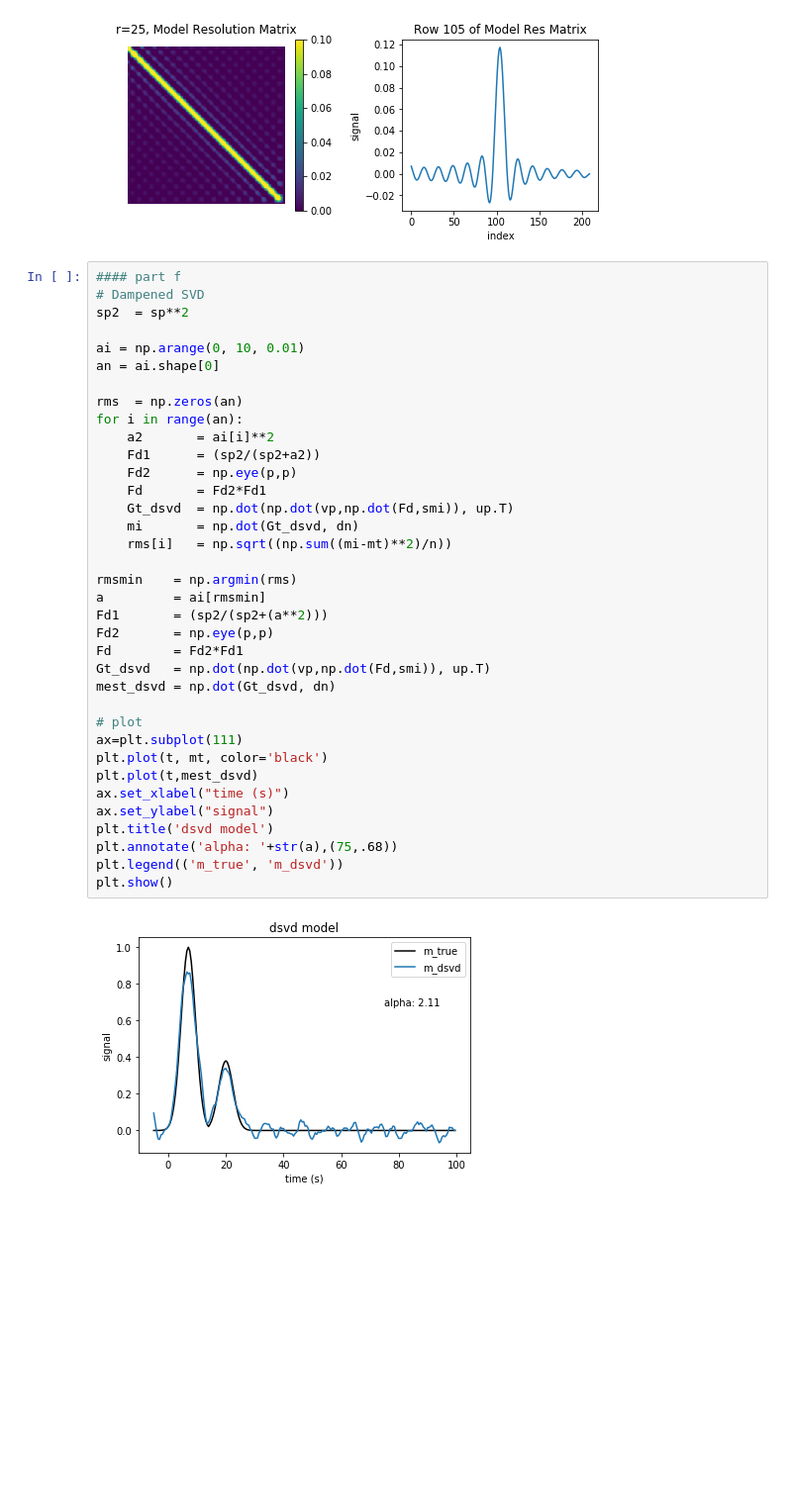
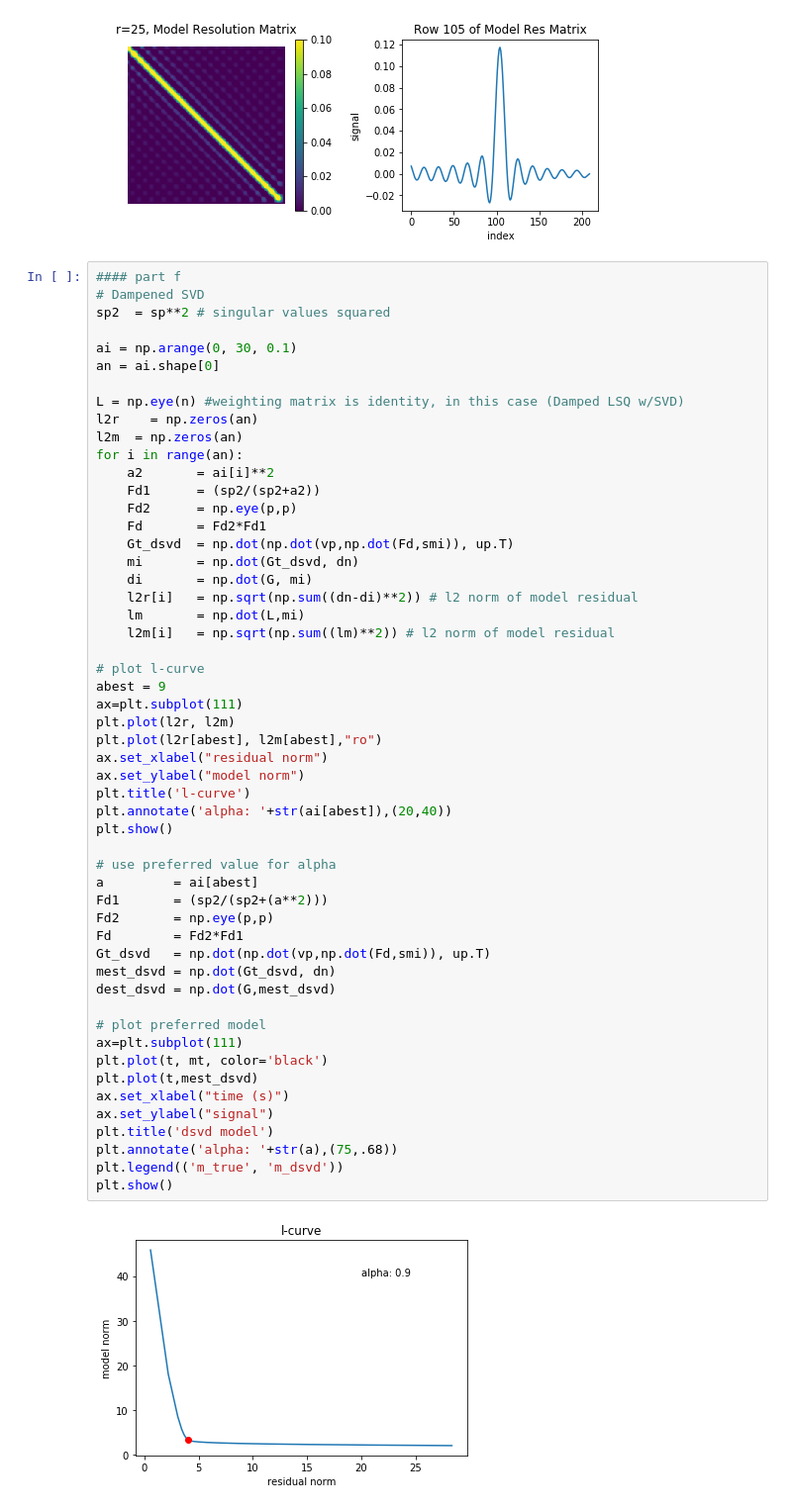
Before and after one commit to paulaburgi/InverseMethods, a Jupyter notebook: Midterm 1 - Prob 1.ipynb, the cells around one changed output. Shown: that part at 99% size. Drawn from its saved outputs; the diff is of its cells as text; blank space fills up the shorter version.

```diff
--- a/Midterm 1 - Prob 1.ipynb
+++ b/Midterm 1 - Prob 1.ipynb
@@ -185,38 +187,55 @@ plt.show()
 # %%
 #### part f
 # Dampened SVD
-sp2  = sp**2
+sp2  = sp**2 # singular values squared
 
-ai = np.arange(0, 10, 0.01)
+ai = np.arange(0, 30, 0.1)
 an = ai.shape[0]
 
-rms  = np.zeros(an)
+L = np.eye(n) #weighting matrix is identity, in this case (Damped LSQ w/SVD)
+l2r    = np.zeros(an)
+l2m  = np.zeros(an)
 for i in range(an):
     a2       = ai[i]**2
     Fd1      = (sp2/(sp2+a2))
     Fd2      = np.eye(p,p)
     Fd       = Fd2*Fd1
     Gt_dsvd  = np.dot(np.dot(vp,np.dot(Fd,smi)), up.T)
     mi       = np.dot(Gt_dsvd, dn)
-    rms[i]   = np.sqrt((np.sum((mi-mt)**2)/n))
+    di       = np.dot(G, mi)
+    l2r[i]   = np.sqrt(np.sum((dn-di)**2)) # l2 norm of model residual
+    lm       = np.dot(L,mi)
+    l2m[i]   = np.sqrt(np.sum((lm)**2)) # l2 norm of model residual
 
-rmsmin    = np.argmin(rms)
-a         = ai[rmsmin]
+# plot l-curve
+abest = 9
+ax=plt.subplot(111)
+plt.plot(l2r, l2m)
+plt.plot(l2r[abest], l2m[abest],"ro")
+ax.set_xlabel("residual norm")
+ax.set_ylabel("model norm")
+plt.title('l-curve')
+plt.annotate('alpha: '+str(ai[abest]),(20,40))
+plt.show()
+
+# use preferred value for alpha
+a         = ai[abest]
 Fd1       = (sp2/(sp2+(a**2)))
 Fd2       = np.eye(p,p)
 Fd        = Fd2*Fd1
 Gt_dsvd   = np.dot(np.dot(vp,np.dot(Fd,smi)), up.T)
 mest_dsvd = np.dot(Gt_dsvd, dn)
+dest_dsvd = np.dot(G,mest_dsvd)
 
-# plot
+# plot preferred model
 ax=plt.subplot(111)
 plt.plot(t, mt, color='black')
 plt.plot(t,mest_dsvd)
 ax.set_xlabel("time (s)")
 ax.set_ylabel("signal")
 plt.title('dsvd model')
 plt.annotate('alpha: '+str(a),(75,.68))
 plt.legend(('m_true', 'm_dsvd'))
 plt.show()
 # %% [output]
-[figure, old version]
+[figure, new version]
```
Also changed, not shown: parts of 7 cells of this notebook, 16 other files.
